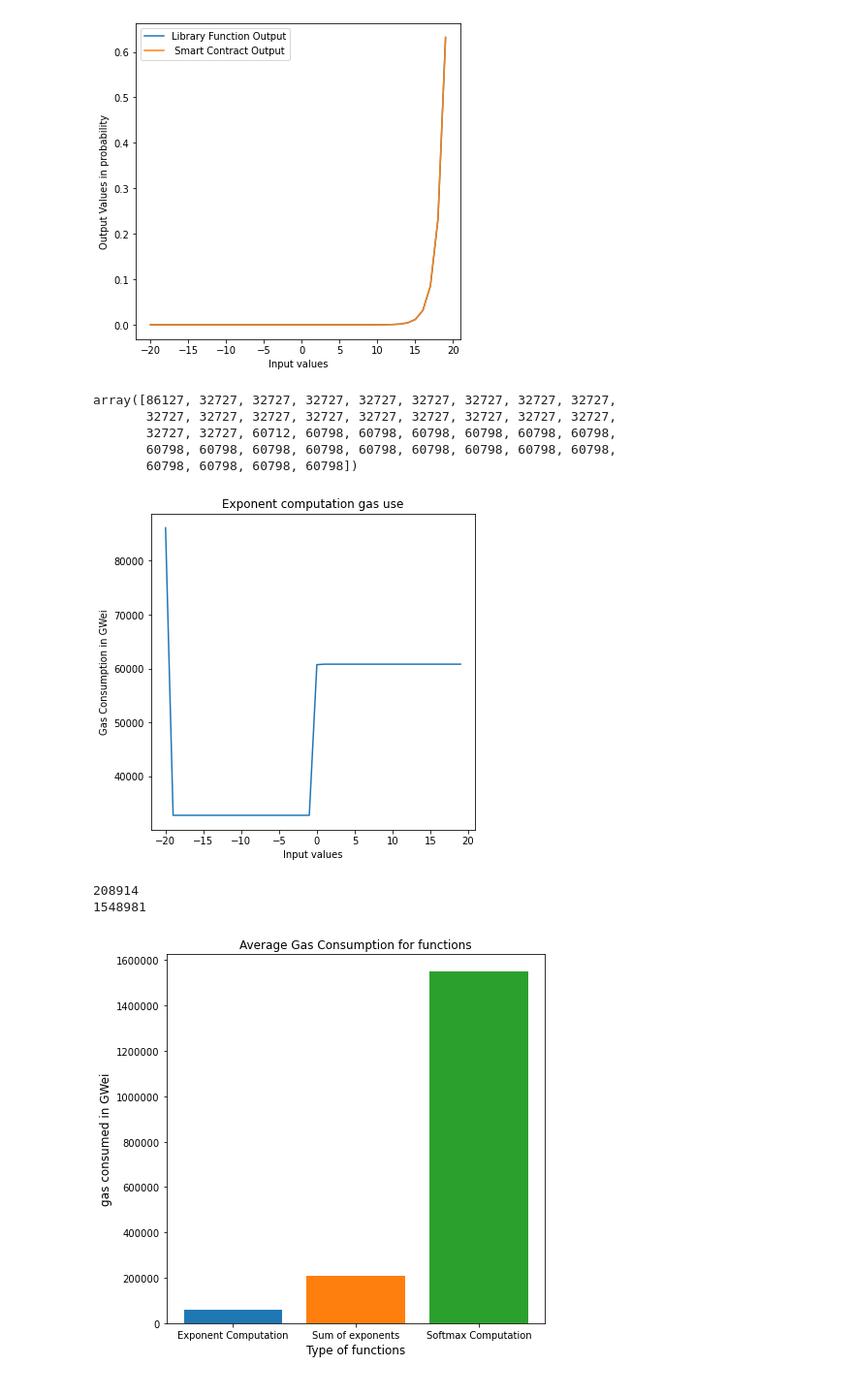
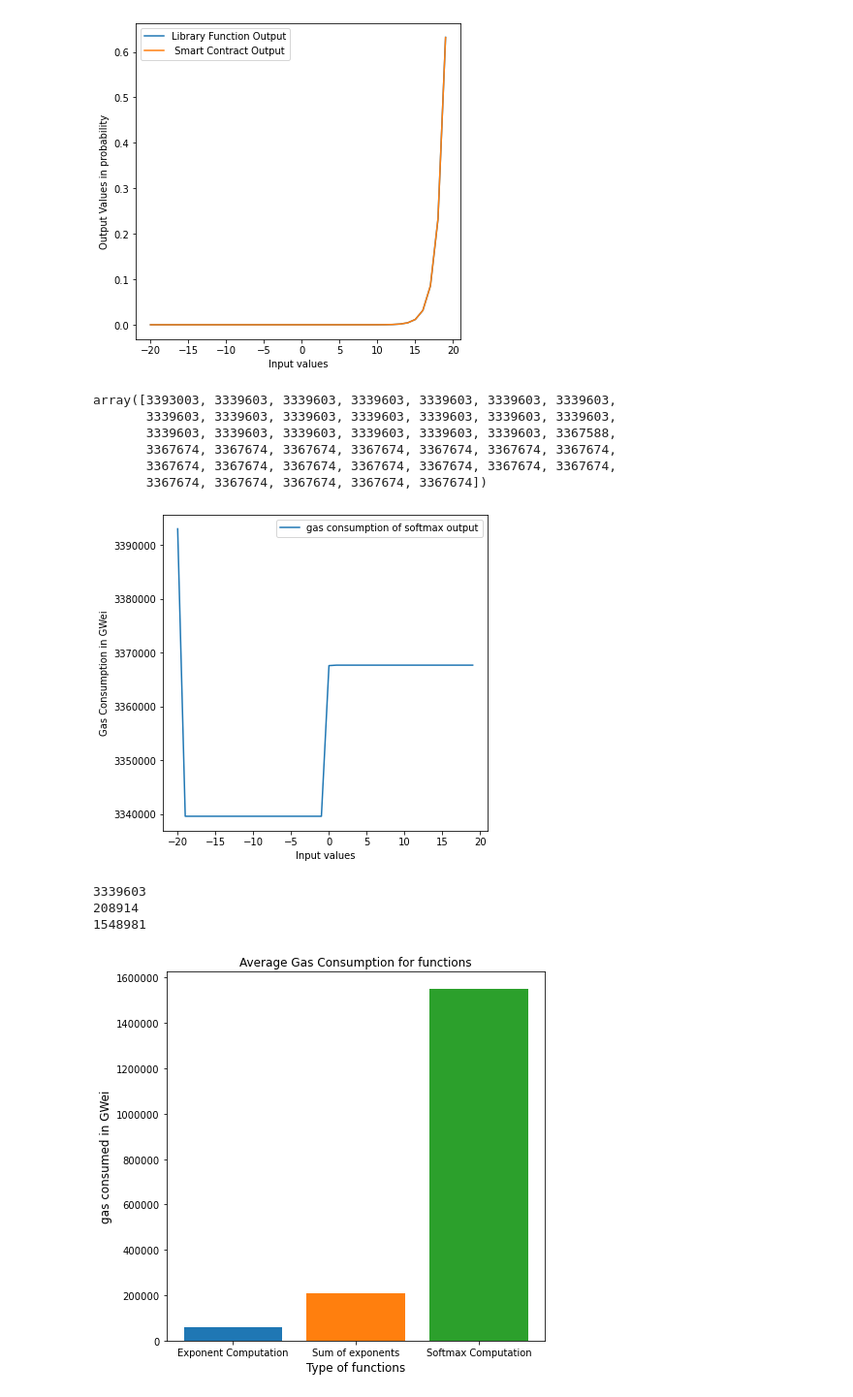
Before and after one commit to syber2020/Neural-Network-in-Smart-Contract, a Jupyter notebook: new-code/web3/web3_softmax.ipynb, the cells around one changed output. Shown: that part at 97% size. Drawn from its saved outputs; the diff is of its cells as text; code cells hidden in the pictures.

```diff
--- a/new-code/web3/web3_softmax.ipynb
+++ b/new-code/web3/web3_softmax.ipynb
@@ -136,29 +156,35 @@ plt.legend()
 plt.savefig("softmax-on-chain.pdf")
 # %% [output]
 [figure]
-# %%
-expongas
-# %% [output]
-array([86127, 32727, 32727, 32727, 32727, 32727, 32727, 32727, 32727,
-       32727, 32727, 32727, 32727, 32727, 32727, 32727, 32727, 32727,
-       32727, 32727, 60712, 60798, 60798, 60798, 60798, 60798, 60798,
-       60798, 60798, 60798, 60798, 60798, 60798, 60798, 60798, 60798,
-       60798, 60798, 60798, 60798])
+# %%
+expongas = expongas + soft_gas+gas_sumexpo
+expongas
+# %% [output]
+array([3393003, 3339603, 3339603, 3339603, 3339603, 3339603, 3339603,
+       3339603, 3339603, 3339603, 3339603, 3339603, 3339603, 3339603,
+       3339603, 3339603, 3339603, 3339603, 3339603, 3339603, 3367588,
+       3367674, 3367674, 3367674, 3367674, 3367674, 3367674, 3367674,
+       3367674, 3367674, 3367674, 3367674, 3367674, 3367674, 3367674,
+       3367674, 3367674, 3367674, 3367674, 3367674])
 # %%
 expongas = np.array(expongas)
 softexpogas= np.array(softexpogas)
 plt.figure(figsize=(6,6))
-plt.plot(x,expongas)
-plt.title("Exponent computation gas use")
+plt.plot(x,expongas, label="gas consumption of softmax output")
+# plt.title("Exponent computation gas use")
 plt.xlabel("Input values")
 plt.ylabel("Gas Consumption in GWei")
-plt.savefig("exponent_computation_gas.pdf")
+plt.ticklabel_format(style='plain')
+plt.legend()
+plt.savefig("softmax_computation_gas.pdf")
 # %% [output]
-[figure, old version]
+[figure, new version]
 # %%
+print(expongas[1])
 print(gas_sumexpo)
 print(soft_gas)
 # %% [output]
+3339603
 208914
 1548981
 # %%
```
Also changed, not shown: parts of 2 cells of this notebook, 3 other files.
